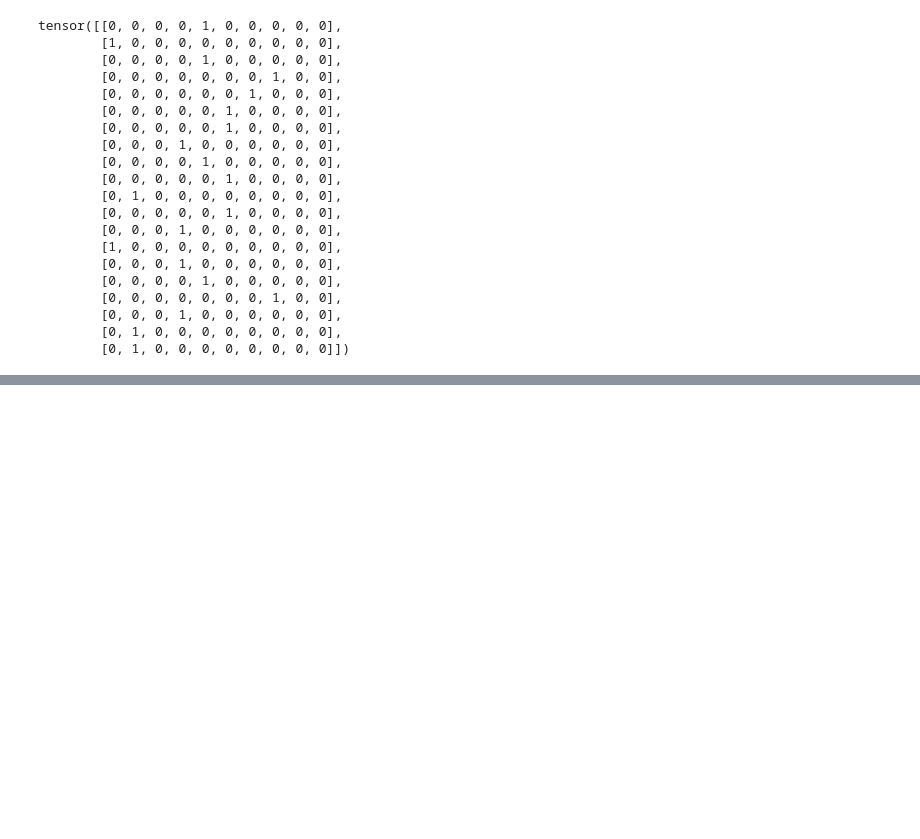
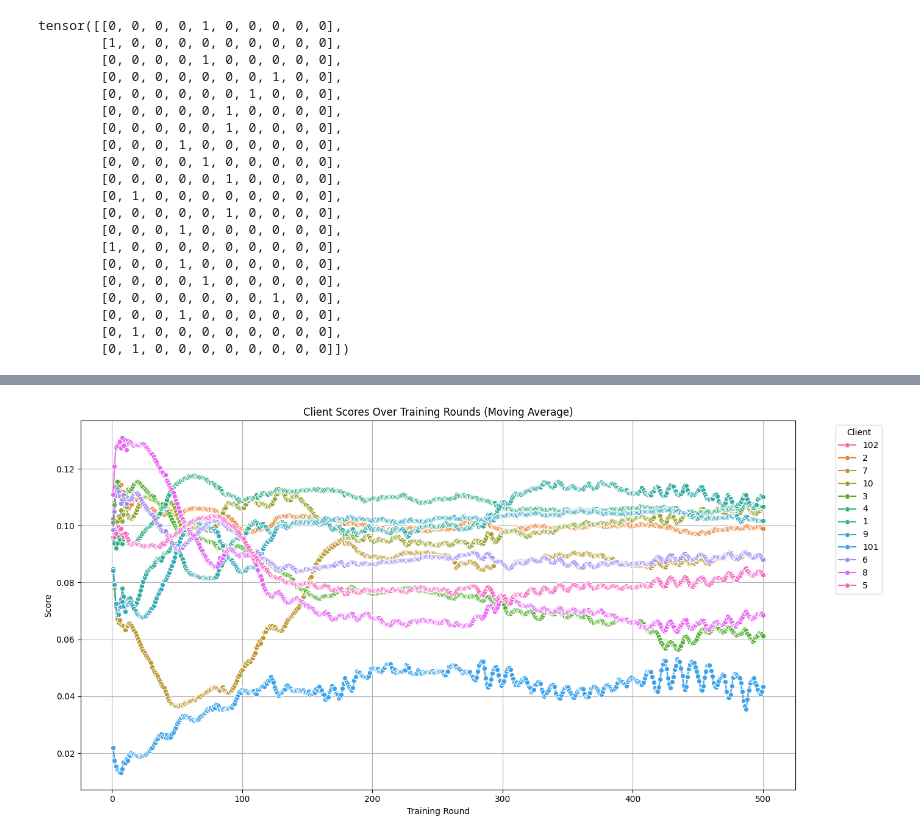
Before and after one commit to dariofenoglio98/CF_FL, a Jupyter notebook: trash.ipynb, the cells around one changed output, grey strips where cells are left out. Saved outputs shown, nothing was run; the diff lists cells and outputs as text; code cells hidden in the pictures; blank space fills up the shorter version.

```diff
--- a/trash.ipynb
+++ b/trash.ipynb
@@ -324,0 +364,49 @@ tensor([[0, 0, 0, 0, 1, 0, 0, 0, 0, 0],
+# %%
+import json
+import pandas as pd
+import seaborn as sns
+import matplotlib.pyplot as plt
+import numpy as np
+
+# save client memory
+with open("client_memory_round.json", 'r') as f:
+    data = json.load(f)
+
+# Function to calculate the moving average
+def calculate_moving_average(data, window_size):
+    df = pd.DataFrame(data).T
+    df.fillna(0, inplace=True)
+    moving_averages = df.apply(lambda x: x.rolling(window=window_size, min_periods=1).mean())
+    return moving_averages
+
+# Parameters
+window_size = 30  # Set your desired window size here
+
+# Calculate moving averages
+df_moving_avg = calculate_moving_average(data, window_size)
+
+# Reset index to have a column for 'Round'
+df_moving_avg.reset_index(inplace=True)
+df_moving_avg = df_moving_avg.rename(columns={'index': 'Round'})
+
+# Melt the DataFrame for seaborn
+df_melted_moving_avg = df_moving_avg.melt(id_vars='Round', var_name='Client', value_name='Score')
+
+# Convert the 'Round' column to numeric
+df_melted_moving_avg['Round'] = pd.to_numeric(df_melted_moving_avg['Round'])
+
+# Plotting
+plt.figure(figsize=(14, 7))
+sns.lineplot(data=df_melted_moving_avg, x='Round', y='Score', hue='Client', marker='o')
+plt.title('Client Scores Over Training Rounds (Moving Average)')
+plt.xlabel('Training Round')
+plt.ylabel('Score')
+plt.legend(title='Client', bbox_to_anchor=(1.05, 1), loc='upper left')
+plt.grid(True)
+plt.tight_layout()
+
+# Save the plot as a high-resolution image for scientific papers
+plt.savefig('client_scores_plot_moving_avg_.png', dpi=300)
+plt.show()
+# %% [output]
+[figure, added]
```
Also changed, not shown: parts of 10 cells of this notebook, 9 other files.
